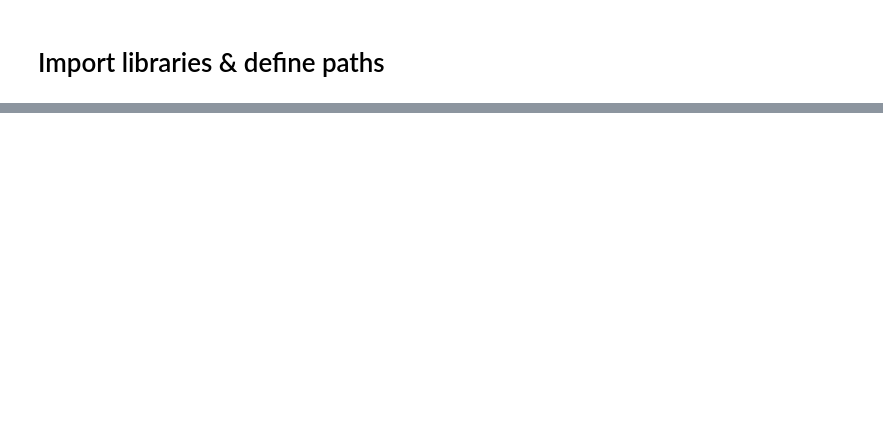
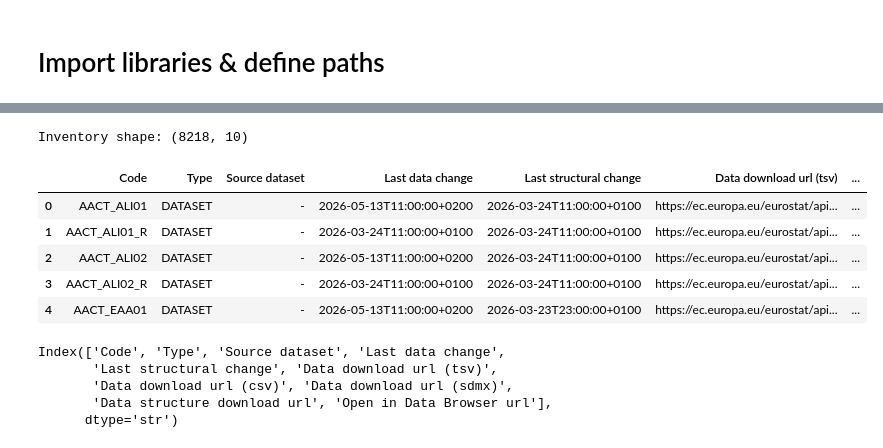
Before and after one commit to andmotus/AI-Literacy-Gap-Index, a Jupyter notebook: notebooks/01_load_data.ipynb, the cells around one changed output, grey strips where cells are left out. Drawn from its saved outputs; the diff is of its cells as text; code cells hidden in the pictures; blank space fills up the shorter version.

```diff
--- a/notebooks/01_load_data.ipynb
+++ b/notebooks/01_load_data.ipynb
@@ -149,0 +7,23 @@ ai_skills_df[[
+# %%
+# -----------------------------
+# Project paths
+# -----------------------------
+
+
+CURRENT_DIR = Path.cwd()
+
+if CURRENT_DIR.name == "notebooks":
+    PROJECT_DIR = CURRENT_DIR.parent
+else:
+    PROJECT_DIR = CURRENT_DIR
+
+DATA_DIR = PROJECT_DIR / "data"
+RAW_DIR = DATA_DIR / "raw"
+PROCESSED_DIR = DATA_DIR / "processed"
+
+for path in [RAW_DIR, PROCESSED_DIR]:
+    path.mkdir(parents=True, exist_ok=True)
+
+print("Project directory:", PROJECT_DIR)
+print("Raw data directory:", RAW_DIR)
+print("Processed data directory:", PROCESSED_DIR)
@@ -149,0 +41,32 @@ ai_skills_df[[
+# %%
+# -----------------------------
+# Eurostat inventory download
+# -----------------------------
+
+EUROSTAT_INVENTORY_URL = "https://ec.europa.eu/eurostat/api/dissemination/files/inventory?type=data&lang=en"
+
+inventory_path = RAW_DIR / "eurostat_inventory.tsv"
+
+response = requests.get(EUROSTAT_INVENTORY_URL, timeout=60)
+response.raise_for_status()
+
+inventory_path.write_bytes(response.content)
+
+eurostat_inventory = pd.read_csv(inventory_path, sep="\t")
+
+print("Inventory shape:", eurostat_inventory.shape)
+display(eurostat_inventory.head())
+display(eurostat_inventory.columns)
+# %% [output]
+Inventory shape: (8218, 10)
+|  | Code | Type | Source dataset | Last data change | Last structural change | Data download url (tsv) | ... |
+| 0 | AACT_ALI01 | DATASET | - | 2026-05-13T11:00:00+0200 | 2026-03-24T11:00:00+0100 | https://ec.europa.eu/eurostat/api... | ... |
+| 1 | AACT_ALI01_R | DATASET | - | 2026-03-24T11:00:00+0100 | 2026-03-24T11:00:00+0100 | https://ec.europa.eu/eurostat/api... | ... |
+| 2 | AACT_ALI02 | DATASET | - | 2026-05-13T11:00:00+0200 | 2026-03-24T11:00:00+0100 | https://ec.europa.eu/eurostat/api... | ... |
+| 3 | AACT_ALI02_R | DATASET | - | 2026-03-24T11:00:00+0100 | 2026-03-24T11:00:00+0100 | https://ec.europa.eu/eurostat/api... | ... |
+| 4 | AACT_EAA01 | DATASET | - | 2026-05-13T11:00:00+0200 | 2026-03-23T23:00:00+0100 | https://ec.europa.eu/eurostat/api... | ... |
+Index(['Code', 'Type', 'Source dataset', 'Last data change',
+       'Last structural change', 'Data download url (tsv)',
+       'Data download url (csv)', 'Data download url (sdmx)',
+       'Data structure download url', 'Open in Data Browser url'],
+      dtype='str')
```
Also changed, not shown: parts of 29 cells of this notebook.
